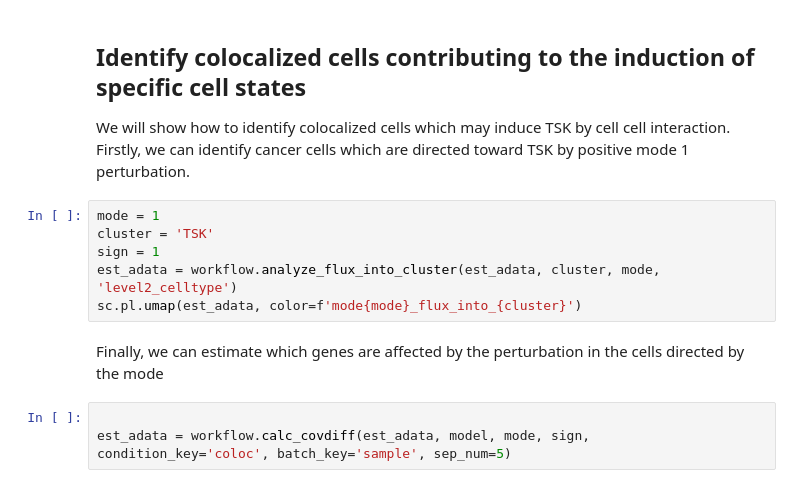
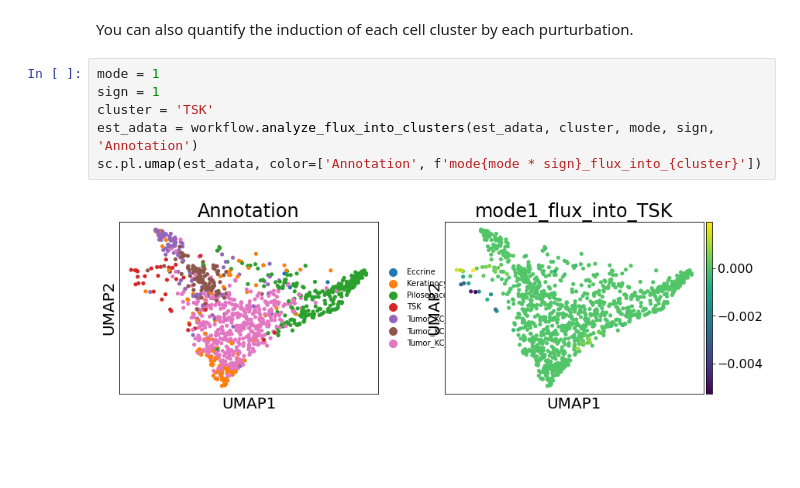
Before and after one commit to kojikoji/exdyn, a Jupyter notebook: tutorial/scc_analysis_colocalization.ipynb, the cells around one changed output. Cells and saved outputs as stored; diff of their text form; blank space fills up the shorter version.

```diff
--- a/tutorial/scc_analysis_colocalization.ipynb
+++ b/tutorial/scc_analysis_colocalization.ipynb
@@ -55,14 +105,10 @@ adata.uns['dd_dc_v']
-# %% [markdown]
-## Identify colocalized cells contributing to the induction of specific cell states
-We will show how to identify colocalized cells which may induce TSK by cell cell interaction. Firstly, we can identify cancer cells which are directed toward TSK by positive mode 1 perturbation.
+# %% [markdown]
+You can also quantify the induction of each cell cluster by each purturbation.
 # %%
 mode = 1
+sign = 1
 cluster = 'TSK'
-sign = 1
-est_adata = workflow.analyze_flux_into_cluster(est_adata, cluster, mode, 'level2_celltype')
-sc.pl.umap(est_adata, color=f'mode{mode}_flux_into_{cluster}')
+est_adata = workflow.analyze_flux_into_clusters(est_adata, cluster, mode, sign, 'Annotation')
+sc.pl.umap(est_adata, color=['Annotation', f'mode{mode * sign}_flux_into_{cluster}'])
+# %% [output]
+[figure, added]
-# %% [markdown]
-Finally, we can estimate which genes are affected by the perturbation in the cells directed by the mode
-# %%
-
-est_adata = workflow.calc_covdiff(est_adata, model, mode, sign, condition_key='coloc', batch_key='sample', sep_num=5)
```
Also changed, not shown: parts of 19 cells of this notebook, 1 other file.
